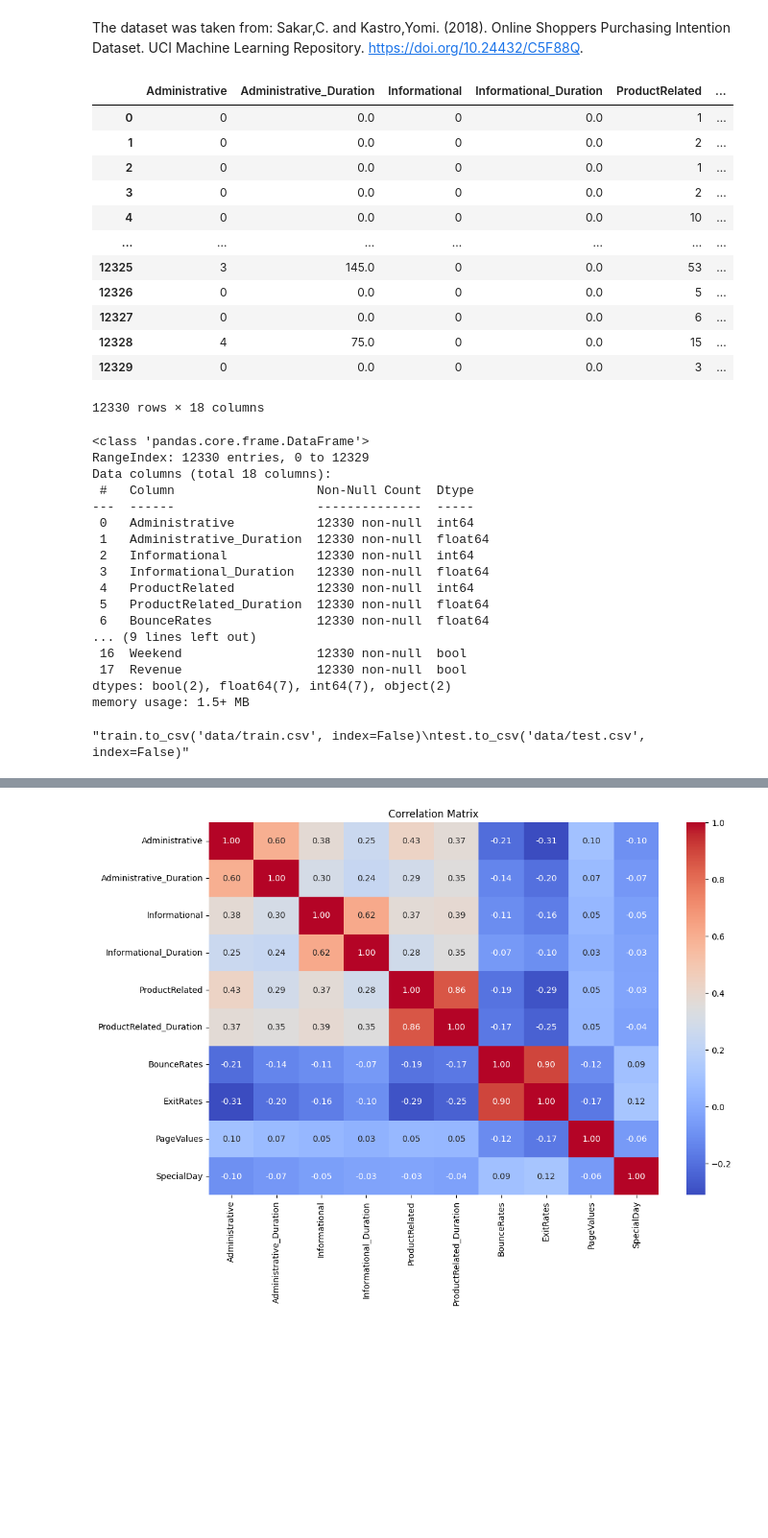
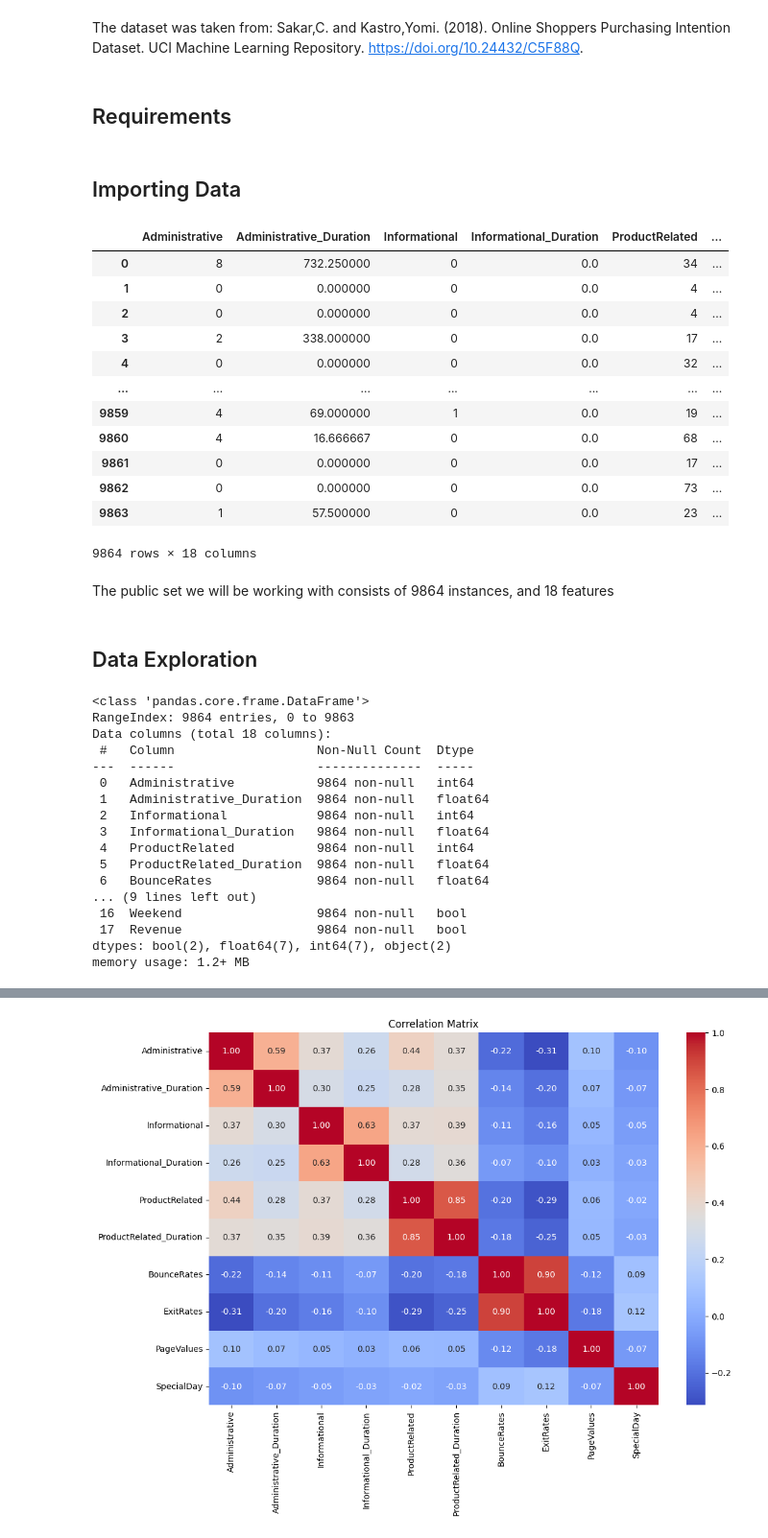
Before and after one commit to wiamadnan/Datacamp, a Jupyter notebook: shopper_intention_starting_kit.ipynb, the cells around one changed output, grey strips where cells are left out. Shown at 96% size. Drawn from its saved outputs; the diff is of its cells as text; code cells hidden in the pictures; blank space fills up the shorter version.

```diff
--- a/shopper_intention_starting_kit.ipynb
+++ b/shopper_intention_starting_kit.ipynb
@@ -21,6 +21,8 @@ We will use a dataset detailing 12330 sessions, each of a different user in a on
 # %% [markdown]
 The dataset was taken from:
 Sakar,C. and Kastro,Yomi. (2018). Online Shoppers Purchasing Intention Dataset. UCI Machine Learning Repository. https://doi.org/10.24432/C5F88Q.
+# %% [markdown]
+## Requirements
 # %%
 import pandas as pd
 import numpy as np
@@ -43,49 +45,46 @@ from sklearn.metrics import classification_report, accuracy_score, balanced_accu
 from sklearn.metrics import confusion_matrix, ConfusionMatrixDisplay
 from sklearn.base import BaseEstimator
 from sklearn.linear_model import LogisticRegression
+# %% [markdown]
+## Importing Data
 # %%
-df = pd.read_csv('data/online_shoppers_intention.csv')
+df = pd.read_csv('data/train.csv')
 df
 # %% [output]
 |  | Administrative | Administrative_Duration | Informational | Informational_Duration | ProductRelated | ... |
-| 0 | 0 | 0.0 | 0 | 0.0 | 1 | ... |
-| 1 | 0 | 0.0 | 0 | 0.0 | 2 | ... |
-| 2 | 0 | 0.0 | 0 | 0.0 | 1 | ... |
-| 3 | 0 | 0.0 | 0 | 0.0 | 2 | ... |
-| 4 | 0 | 0.0 | 0 | 0.0 | 10 | ... |
+| 0 | 8 | 732.250000 | 0 | 0.0 | 34 | ... |
+| 1 | 0 | 0.000000 | 0 | 0.0 | 4 | ... |
+| 2 | 0 | 0.000000 | 0 | 0.0 | 4 | ... |
+| 3 | 2 | 338.000000 | 0 | 0.0 | 17 | ... |
+| 4 | 0 | 0.000000 | 0 | 0.0 | 32 | ... |
 | ... | ... | ... | ... | ... | ... | ... |
-| 12325 | 3 | 145.0 | 0 | 0.0 | 53 | ... |
-| 12326 | 0 | 0.0 | 0 | 0.0 | 5 | ... |
-| 12327 | 0 | 0.0 | 0 | 0.0 | 6 | ... |
-| 12328 | 4 | 75.0 | 0 | 0.0 | 15 | ... |
-| 12329 | 0 | 0.0 | 0 | 0.0 | 3 | ... |
+| 9859 | 4 | 69.000000 | 1 | 0.0 | 19 | ... |
+| 9860 | 4 | 16.666667 | 0 | 0.0 | 68 | ... |
+| 9861 | 0 | 0.000000 | 0 | 0.0 | 17 | ... |
+| 9862 | 0 | 0.000000 | 0 | 0.0 | 73 | ... |
+| 9863 | 1 | 57.500000 | 0 | 0.0 | 23 | ... |
-12330 rows × 18 columns
+9864 rows × 18 columns
+# %% [markdown]
+The public set we will be working with consists of 9864 instances, and 18 features
+# %% [markdown]
+## Data Exploration
 # %%
 df.info()
 # %% [output]
 <class 'pandas.core.frame.DataFrame'>
-RangeIndex: 12330 entries, 0 to 12329
+RangeIndex: 9864 entries, 0 to 9863
 Data columns (total 18 columns):
  #   Column                   Non-Null Count  Dtype
 ---  ------                   --------------  -----
- 0   Administrative           12330 non-null  int64
- 1   Administrative_Duration  12330 non-null  float64
- 2   Informational            12330 non-null  int64
- 3   Informational_Duration   12330 non-null  float64
- 4   ProductRelated           12330 non-null  int64
- 5   ProductRelated_Duration  12330 non-null  float64
- 6   BounceRates              12330 non-null  float64
+ 0   Administrative           9864 non-null   int64
+ 1   Administrative_Duration  9864 non-null   float64
+ 2   Informational            9864 non-null   int64
+ 3   Informational_Duration   9864 non-null   float64
+ 4   ProductRelated           9864 non-null   int64
+ 5   ProductRelated_Duration  9864 non-null   float64
+ 6   BounceRates              9864 non-null   float64
 ... (9 lines left out)
- 16  Weekend                  12330 non-null  bool
- 17  Revenue                  12330 non-null  bool
+ 16  Weekend                  9864 non-null   bool
+ 17  Revenue                  9864 non-null   bool
 dtypes: bool(2), float64(7), int64(7), object(2)
-memory usage: 1.5+ MB
+memory usage: 1.2+ MB
-# %%
-'''train, test = train_test_split(df, test_size=0.2, stratify=df['Revenue'], random_state=42)
-train.reset_index(drop=True, inplace=True)
-test.reset_index(drop=True, inplace=True)'''
-
-'''train.to_csv('data/train.csv', index=False)
-test.to_csv('data/test.csv', index=False)'''
-# %% [output]
-"train.to_csv('data/train.csv', index=False)\ntest.to_csv('data/test.csv', index=False)"
```
Also changed, not shown: parts of 32 cells of this notebook, 6 other files.
